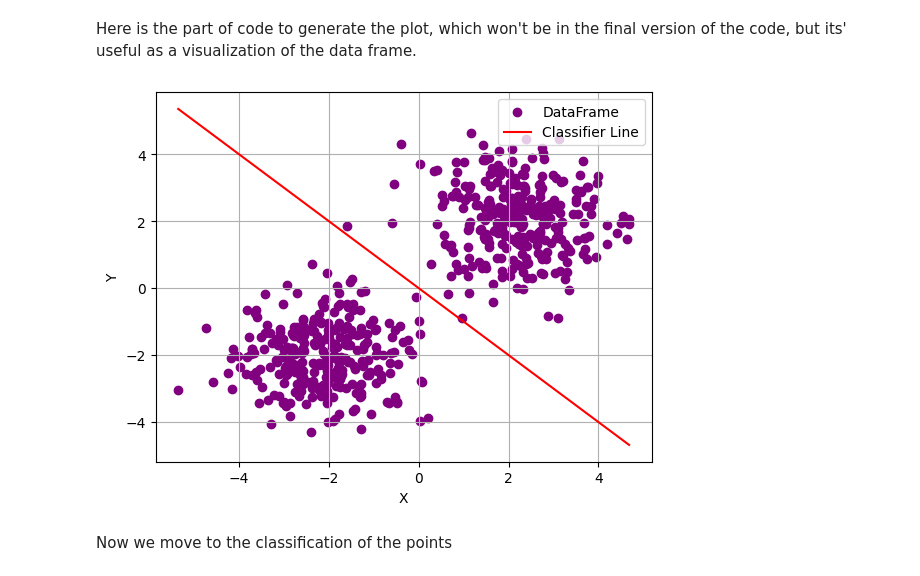
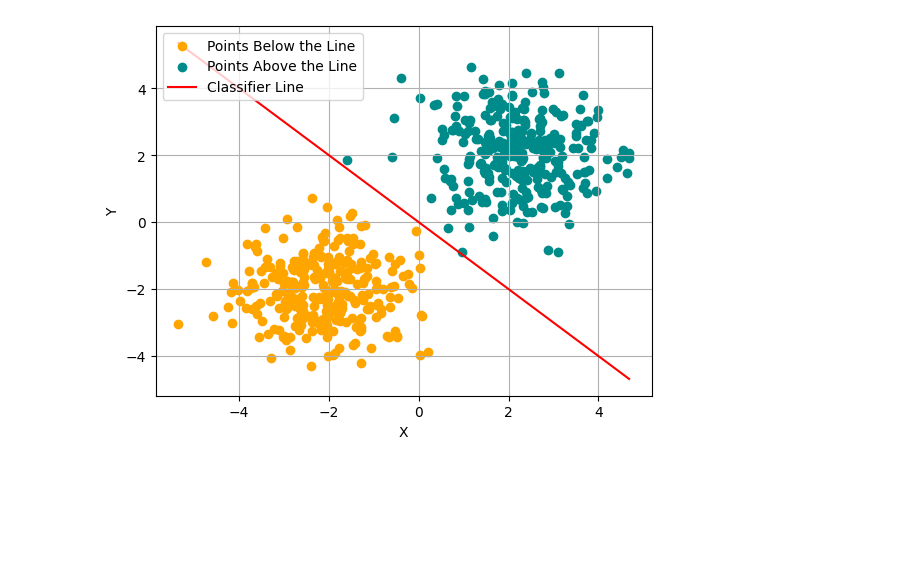
Before and after one commit to StefanoML/-python-programming-STEFANO-MALLUSLINDEQVIST, a Jupyter notebook: Labs/Labb3/Labb3.ipynb, the cells around one changed output. Saved outputs shown, nothing was run; the diff lists cells and outputs as text; code cells hidden in the pictures; blank space fills up the shorter version.

Commit message:
Added the output system and the scatter plot

```diff
--- a/Labs/Labb3/Labb3.ipynb
+++ b/Labs/Labb3/Labb3.ipynb
@@ -21,23 +1,57 @@ df.apply()
-# %% [markdown]
-Here is the part of code to generate the plot, which won't be in the final version of the code, but its' useful as a visualization of the data frame.
-# %%
-x_min = (df[0].min())
-x_max = (df[0].max())
-
-y_start = k*x_min+m
-y_end = k*x_max+m
-
-plt.scatter(df[0],df[1],color = "purple", label = "DataFrame")
-plt.plot([x_min,x_max],[y_start,y_end], color = "red", label="Classifier Line")
-plt.xlabel("X")
-plt.ylabel("Y")
-plt.grid(True)
-plt.legend()
-
-plt.show()
-# %% [output]
-[figure, removed]
-# %% [markdown]
-Now we move to the classification of the points
-# %%
-def classify(k,m,x,y):
+# %%
+import pandas as pd
+import matplotlib.pyplot as plt
+import math
+
+k = -1
+m = 0
+
+def classify(row,k,m):
+
+    pointx = row["X"]
+    pointy = row["Y"]
+    line_y = k*pointx +m
+    if line_y >= pointy:
+        return 0
+    else:
+        return 1
+
+def plot(df):
+    x_min = (df["X"].min())
+    x_max = (df["X"].max())
+
+    y_start = k*x_min+m
+    y_end = k*x_max+m
+
+    df0 = df[df["Label"]==0]
+    df1 = df[df["Label"]==1]
+
+    plt.scatter(df0["X"],df0["Y"],c = "Orange", label = "Points Below the Line")
+    plt.scatter(df1["X"],df1["Y"], c = "DarkCyan", label = "Points Above the Line")
+    plt.plot([x_min,x_max],[y_start,y_end], c = "red", label="Classifier Line")
+    plt.xlabel("X")
+    plt.ylabel("Y")
+    plt.grid(True)
+    plt.legend()
+
+    plt.show()
+
+def main():
+    try:
+        df = pd.read_csv("unlabelled_data.csv", header = None)
+    except FileNotFoundError:
+        print("The file 'unlabelled_data.csv' could not be found in the script folder.")
+
+    df = df.dropna()
+    df.rename(columns={0:"X",1:"Y"}, inplace=True)
+
+
+    df["Label"] = df.apply(classify, axis=1, args=(k,m))
+    plot(df)
+    df.to_csv("labelled_data.csv", index=False)
+
+
+if __name__ == "__main__":
+    main()
+# %% [output]
+[figure, added]
```
Also changed, not shown: parts of 1 cell of this notebook, 1 other file.
